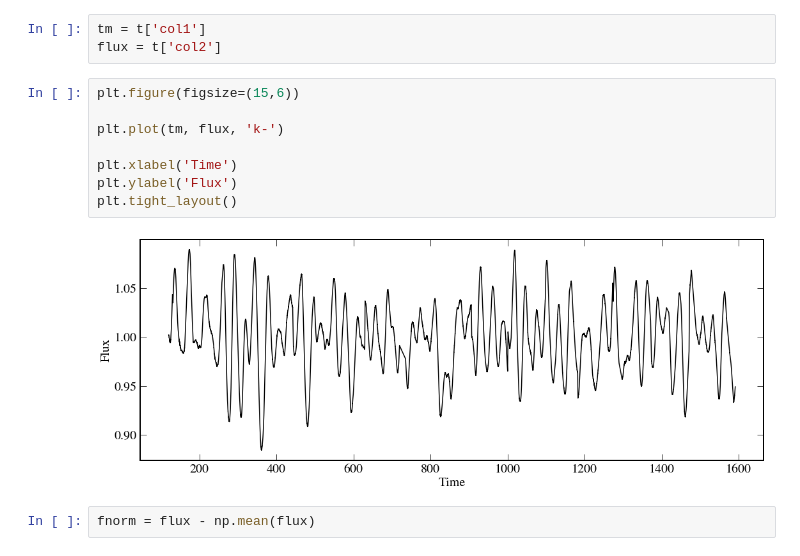
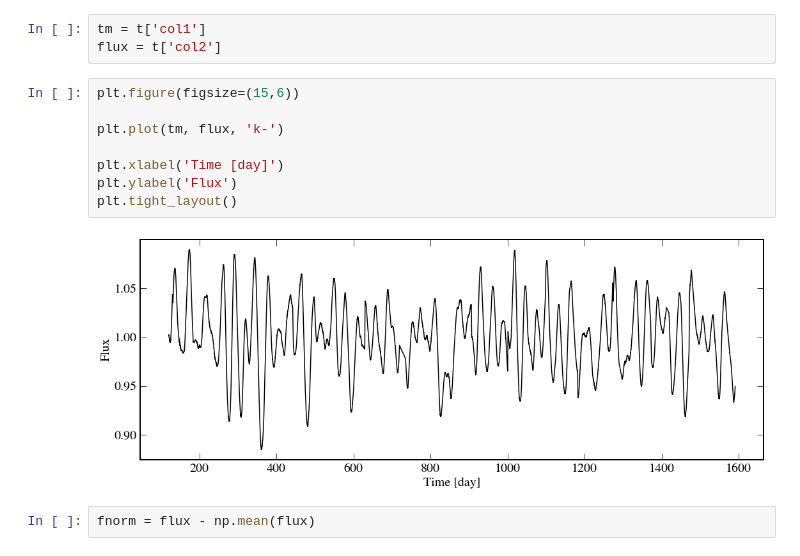
Before and after one commit to abonaca/tess_giants, a Jupyter notebook: notebooks/LS_test_Kepler.ipynb, the cells around one changed output. Saved outputs shown, nothing was run; the diff lists cells and outputs as text.

```diff
--- a/notebooks/LS_test_Kepler.ipynb
+++ b/notebooks/LS_test_Kepler.ipynb
@@ -20,13 +20,13 @@ flux = t['col2']
 # %%
 plt.figure(figsize=(15,6))
 
 plt.plot(tm, flux, 'k-')
 
-plt.xlabel('Time')
+plt.xlabel('Time [day]')
 plt.ylabel('Flux')
 plt.tight_layout()
 # %% [output]
-[figure, old version]
+[figure, new version]
 # %%
 fnorm = flux - np.mean(flux)
 # %%
```
Also changed, not shown: parts of 3 cells of this notebook, 1 other file.
